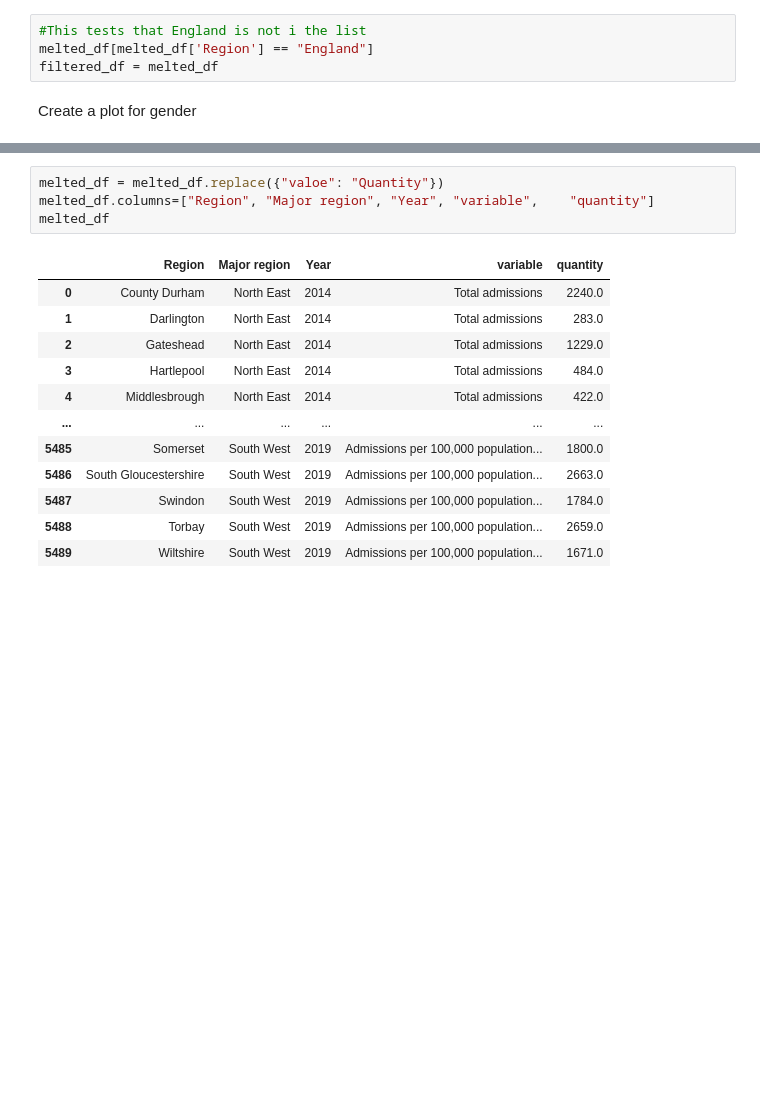
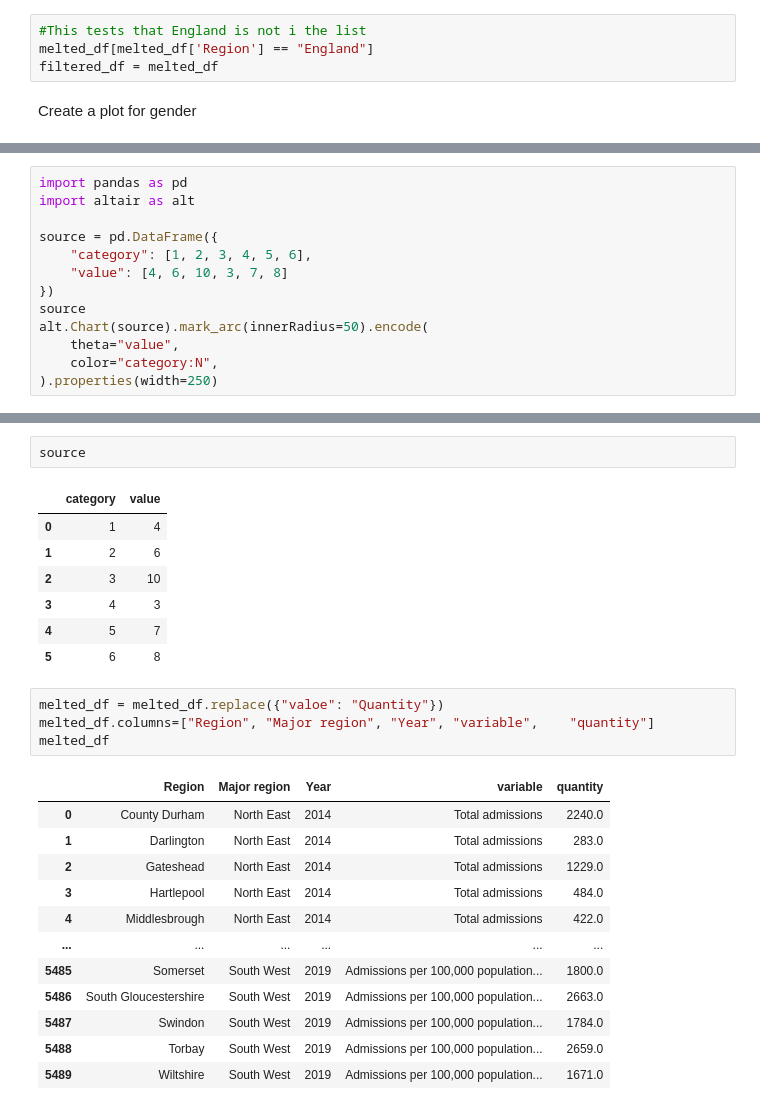
Before and after one commit to elksie5000/obesity, a Jupyter notebook: obesity_local.ipynb, the cells around one changed output, grey strips where cells are left out. Saved outputs shown, nothing was run; the diff lists cells and outputs as text; blank space fills up the shorter version.

```diff
--- a/obesity_local.ipynb
+++ b/obesity_local.ipynb
@@ -441,0 +439,13 @@ overlay_chart
+# %%
+import pandas as pd
+import altair as alt
+
+source = pd.DataFrame({
+    "category": [1, 2, 3, 4, 5, 6],
+    "value": [4, 6, 10, 3, 7, 8]
+})
+source
+alt.Chart(source).mark_arc(innerRadius=50).encode(
+    theta="value",
+    color="category:N",
+).properties(width=250)
@@ -442,3 +454,13 @@ overlay_chart
+# %%
+source
+# %% [output]
+|  | category | value |
+| 0 | 1 | 4 |
+| 1 | 2 | 6 |
+| 2 | 3 | 10 |
+| 3 | 4 | 3 |
+| 4 | 5 | 7 |
+| 5 | 6 | 8 |
 # %%
 melted_df = melted_df.replace({"valoe": "Quantity"})
 melted_df.columns=["Region", "Major region", "Year", "variable",	"quantity"]
```
Also changed, not shown: parts of 33 cells of this notebook, 36 other files.
